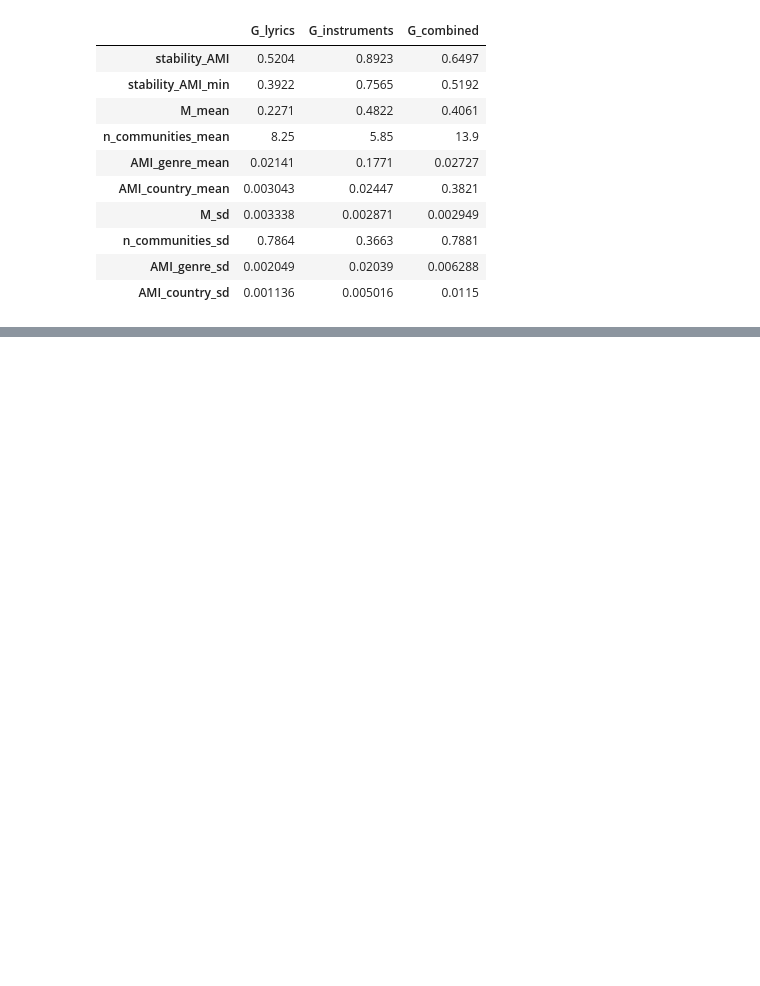
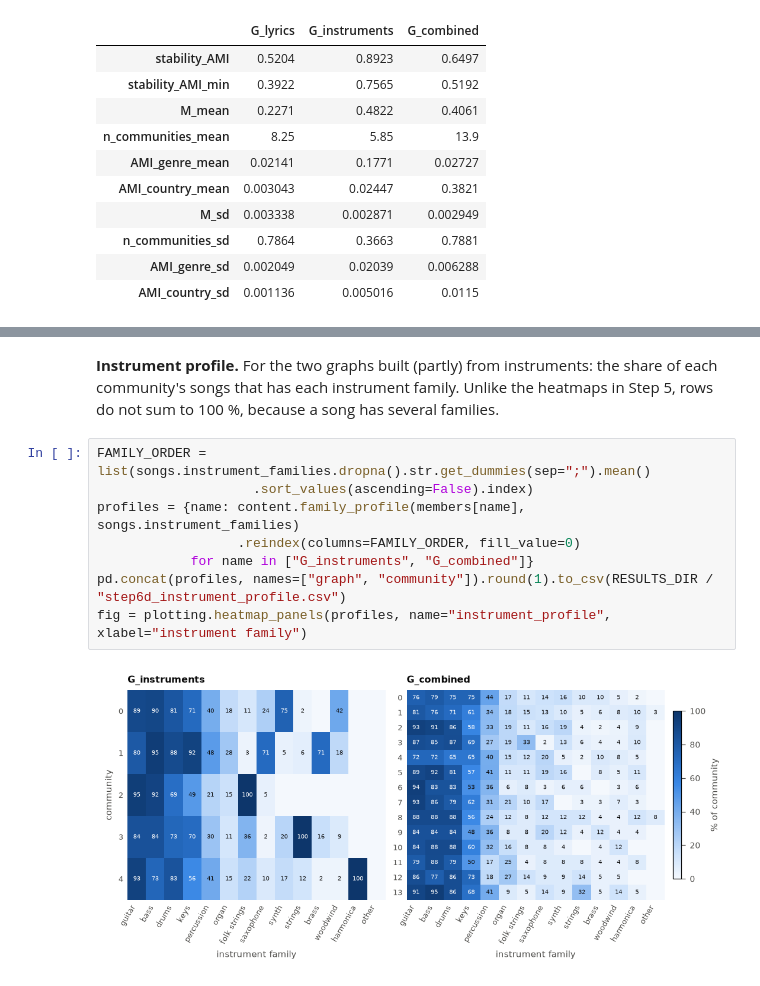
Before and after one commit to CRisager/SocialGraphs_FinalProject, a Jupyter notebook: notebooks/analysis.ipynb, the cells around one changed output, grey strips where cells are left out. Drawn from its saved outputs; the diff is of its cells as text; blank space fills up the shorter version.

```diff
--- a/notebooks/analysis.ipynb
+++ b/notebooks/analysis.ipynb
@@ -682,0 +800,12 @@ step6c_country.set_index("country_weight").apply(lambda col: col.map(lambda x: f
+# %% [markdown]
+**Instrument profile.** For the two graphs built (partly) from instruments: the share of each community's songs that has each instrument family. Unlike the heatmaps in Step 5, rows do not sum to 100 %, because a song has several families.
+# %%
+FAMILY_ORDER = list(songs.instrument_families.dropna().str.get_dummies(sep=";").mean()
+                    .sort_values(ascending=False).index)
+profiles = {name: content.family_profile(members[name], songs.instrument_families)
+                  .reindex(columns=FAMILY_ORDER, fill_value=0)
+            for name in ["G_instruments", "G_combined"]}
+pd.concat(profiles, names=["graph", "community"]).round(1).to_csv(RESULTS_DIR / "step6d_instrument_profile.csv")
+fig = plotting.heatmap_panels(profiles, name="instrument_profile", xlabel="instrument family")
+# %% [output]
+[figure, added]
```
Also changed, not shown: parts of 5 cells of this notebook, 16 other files.
